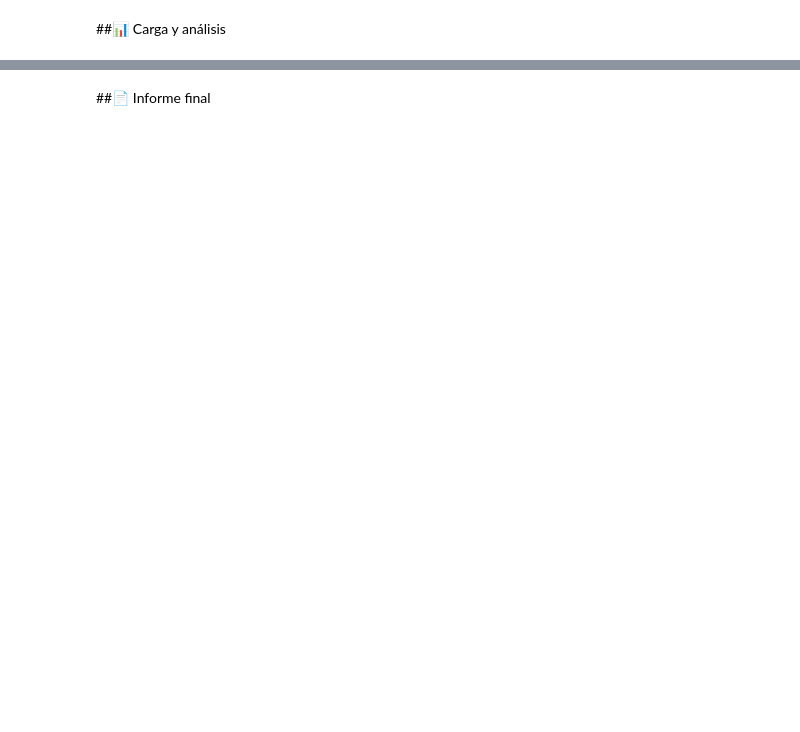
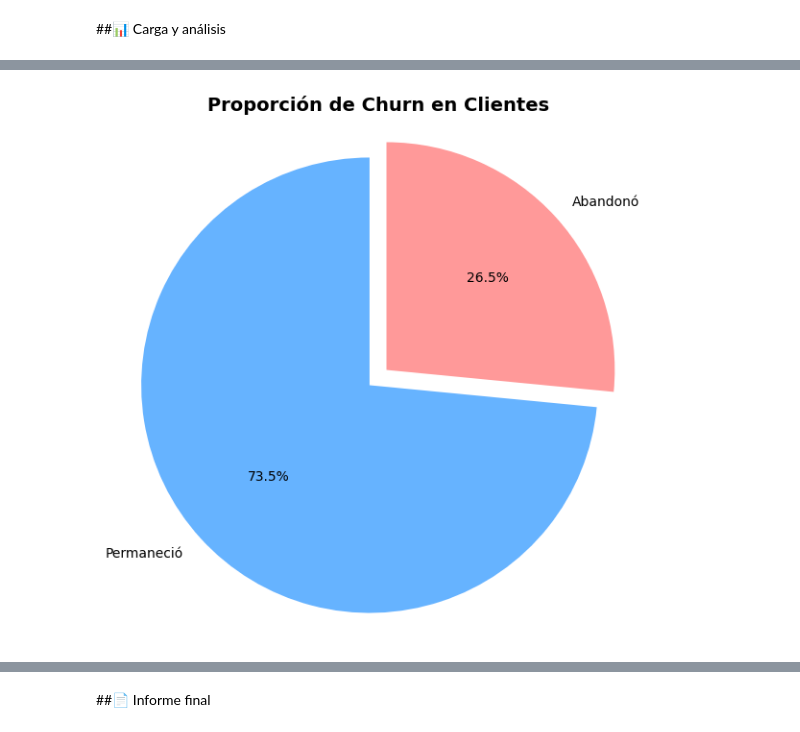
Before and after one commit to AenimaLabs/TelecomX, a Jupyter notebook: TelecomX.ipynb, the cells around one changed output, grey strips where cells are left out. Saved outputs shown, nothing was run; the diff lists cells and outputs as text; code cells hidden in the pictures; blank space fills up the shorter version.

```diff
--- a/TelecomX.ipynb
+++ b/TelecomX.ipynb
@@ -390,0 +661,13 @@ dtype: object
+# %%
+plt.figure(figsize=(7, 7))
+labels = ['Permaneció', 'Abandonó']
+sizes = df['Abandono'].value_counts().sort_index()
+colors = ['#66b3ff', '#ff9999']
+explode = (0, 0.1)  # Destacar el grupo de "Abandonó"
+
+plt.pie(sizes, labels=labels, autopct='%1.1f%%', startangle=90, colors=colors, explode=explode)
+plt.title('Proporción de Churn en Clientes', fontsize=14, fontweight='bold')
+plt.axis('equal')  # Para que el pastel sea circular
+plt.show()
+# %% [output]
+[figure, added]
```
Also changed, not shown: parts of 17 cells of this notebook.
